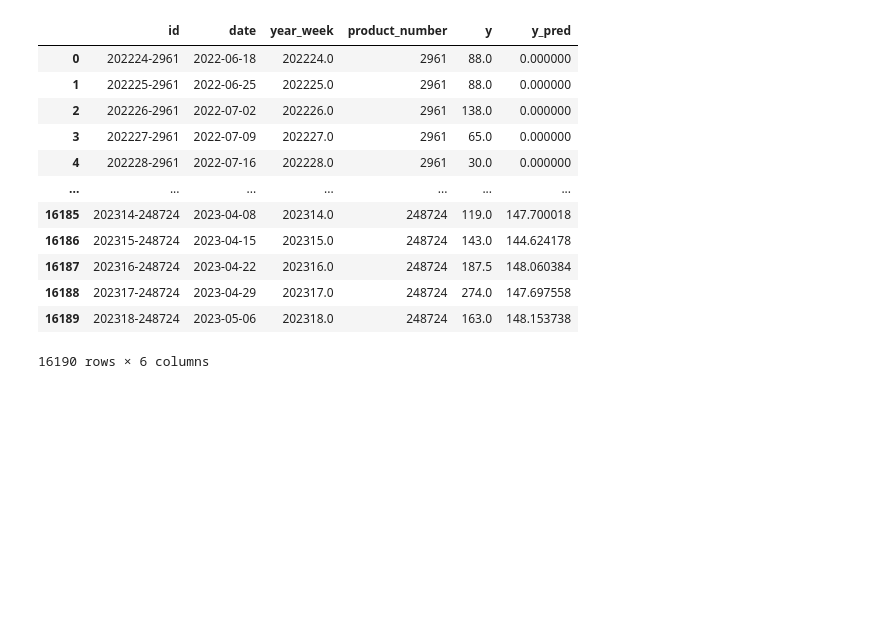
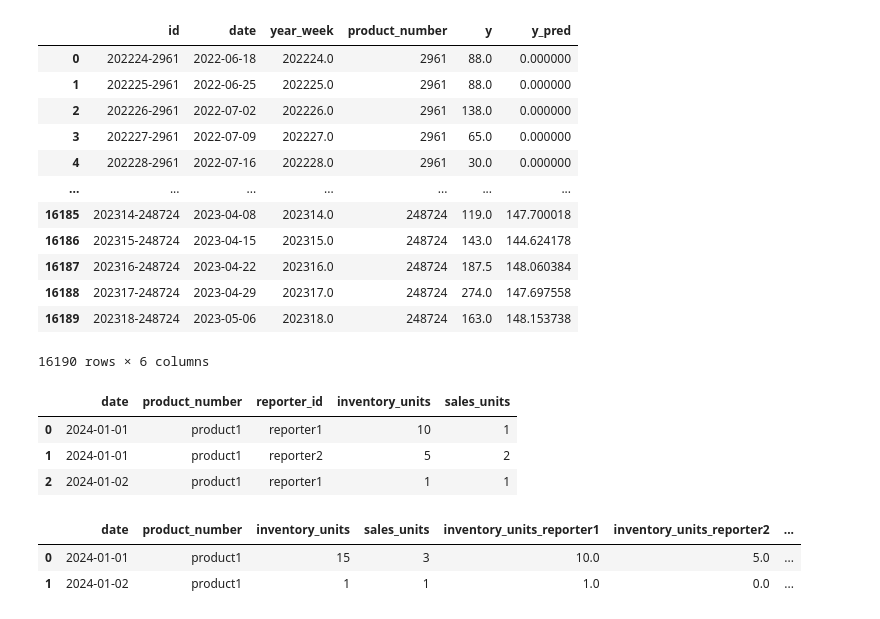
Before and after one commit to giarets/hp_use_case, a Jupyter notebook: lightGBM_model.ipynb, the cells around one changed output. Saved outputs shown, nothing was run; the diff lists cells and outputs as text; code cells hidden in the pictures; blank space fills up the shorter version.

```diff
--- a/lightGBM_model.ipynb
+++ b/lightGBM_model.ipynb
@@ -404,3 +404,16 @@ df_aggregated
 | 16188 | 202317-248724 | 2023-04-29 | 202317.0 | 248724 | 274.0 | 147.697558 |
 | 16189 | 202318-248724 | 2023-05-06 | 202318.0 | 248724 | 163.0 | 148.153738 |
 16190 rows × 6 columns
+# %%
+df
+# %% [output]
+|  | date | product_number | reporter_id | inventory_units | sales_units |
+| 0 | 2024-01-01 | product1 | reporter1 | 10 | 1 |
+| 1 | 2024-01-01 | product1 | reporter2 | 5 | 2 |
+| 2 | 2024-01-02 | product1 | reporter1 | 1 | 1 |
+# %%
+df_final
+# %% [output]
+|  | date | product_number | inventory_units | sales_units | inventory_units_reporter1 | inventory_units_reporter2 | ... |
+| 0 | 2024-01-01 | product1 | 15 | 3 | 10.0 | 5.0 | ... |
+| 1 | 2024-01-02 | product1 | 1 | 1 | 1.0 | 0.0 | ... |
```
Also changed, not shown: parts of 3 cells of this notebook, 5 other files.
